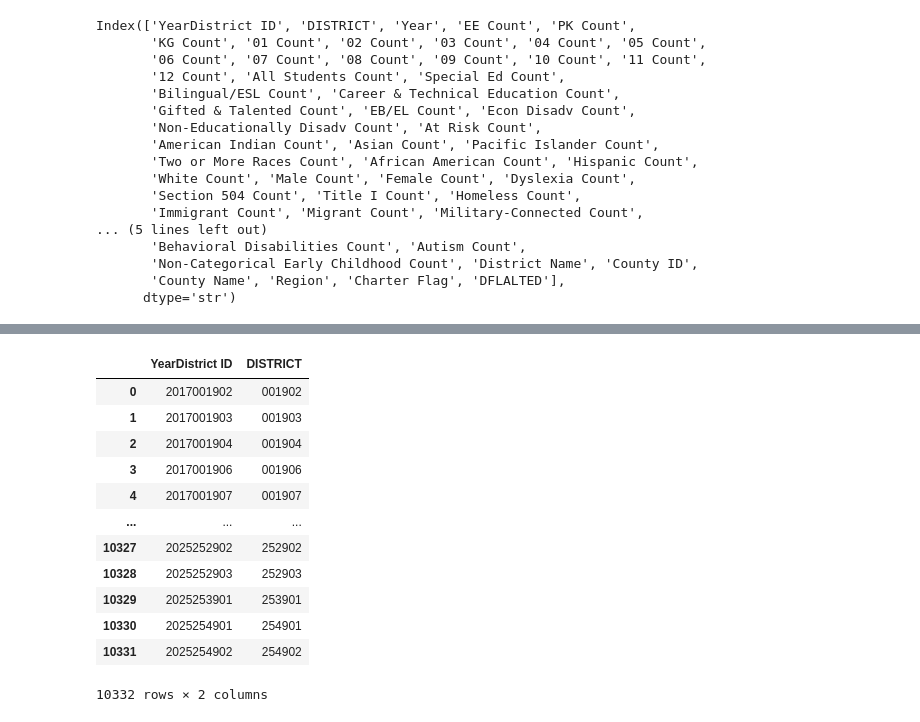
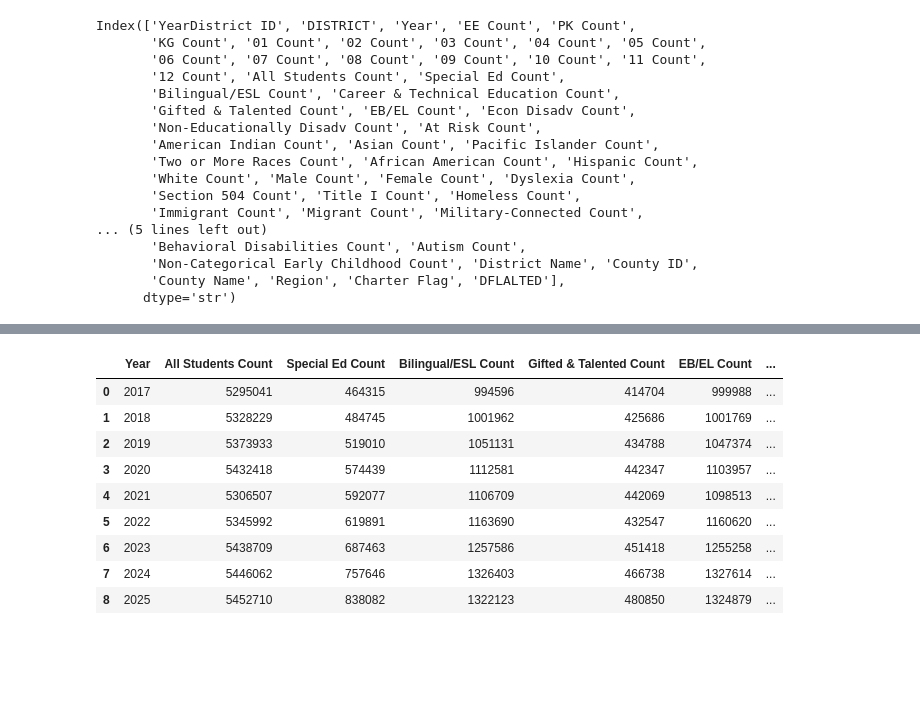
Before and after one commit to CristianS-D/Texas-Education-Data-Analysis, a Jupyter notebook: Exploring.ipynb, the cells around one changed output, grey strips where cells are left out. Saved outputs shown, nothing was run; the diff lists cells and outputs as text; code cells hidden in the pictures; blank space fills up the shorter version.

```diff
--- a/Exploring.ipynb
+++ b/Exploring.ipynb
@@ -18,6 +34,11 @@ student_df.shape[0]/student_df['Year'].nunique()
 # %%
 # CREATE: student_count_yoy
-student_count_yoy_df = student_df[['Year', 'All Students Count']].groupby('Year').sum().reset_index()
+col_to_keep = ['Year', 'All Students Count', 'Special Ed Count', 'Bilingual/ESL Count', 'Gifted & Talented Count', 'EB/EL Count',
+               'Econ Disadv Count','Non-Educationally Disadv Count', 'At Risk Count','Total Students with Disabilities Count',
+               'Intellectual Disabilities Count', 'Physical Disabilities Count','Behavioral Disabilities Count', 'Autism Count',
+               'Non-Categorical Early Childhood Count']
+
+student_count_yoy_df = student_df[col_to_keep].groupby('Year').sum().reset_index()
 
 student_count_yoy_df['YoY % Change'] = student_count_yoy_df['All Students Count'].pct_change() * 100
 student_count_yoy_df['YoY Difference'] = student_count_yoy_df['All Students Count'].diff()
@@ -178,16 +313,15 @@ Index(['YearDistrict ID', 'DISTRICT', 'Year', 'EE Count', 'PK Count',
 # %%
-student_df[['YearDistrict ID', 'All Students Count', ]]
+student_df_1 = student_df[['YearDistrict ID', 'All Students Count']]
-# %% [output]
-|  | YearDistrict ID | DISTRICT |
-| 0 | 2017001902 | 001902 |
-| 1 | 2017001903 | 001903 |
-| 2 | 2017001904 | 001904 |
-| 3 | 2017001906 | 001906 |
-| 4 | 2017001907 | 001907 |
-| ... | ... | ... |
-| 10327 | 2025252902 | 252902 |
-| 10328 | 2025252903 | 252903 |
-| 10329 | 2025253901 | 253901 |
-| 10330 | 2025254901 | 254901 |
-| 10331 | 2025254902 | 254902 |
-10332 rows × 2 columns
+# %%
+student_count_yoy
+# %% [output]
+|  | Year | All Students Count | Special Ed Count | Bilingual/ESL Count | Gifted & Talented Count | EB/EL Count | ... |
+| 0 | 2017 | 5295041 | 464315 | 994596 | 414704 | 999988 | ... |
+| 1 | 2018 | 5328229 | 484745 | 1001962 | 425686 | 1001769 | ... |
+| 2 | 2019 | 5373933 | 519010 | 1051131 | 434788 | 1047374 | ... |
+| 3 | 2020 | 5432418 | 574439 | 1112581 | 442347 | 1103957 | ... |
+| 4 | 2021 | 5306507 | 592077 | 1106709 | 442069 | 1098513 | ... |
+| 5 | 2022 | 5345992 | 619891 | 1163690 | 432547 | 1160620 | ... |
+| 6 | 2023 | 5438709 | 687463 | 1257586 | 451418 | 1255258 | ... |
+| 7 | 2024 | 5446062 | 757646 | 1326403 | 466738 | 1327614 | ... |
+| 8 | 2025 | 5452710 | 838082 | 1322123 | 480850 | 1324879 | ... |
```
Also changed, not shown: parts of 13 cells of this notebook, 1 other file.
